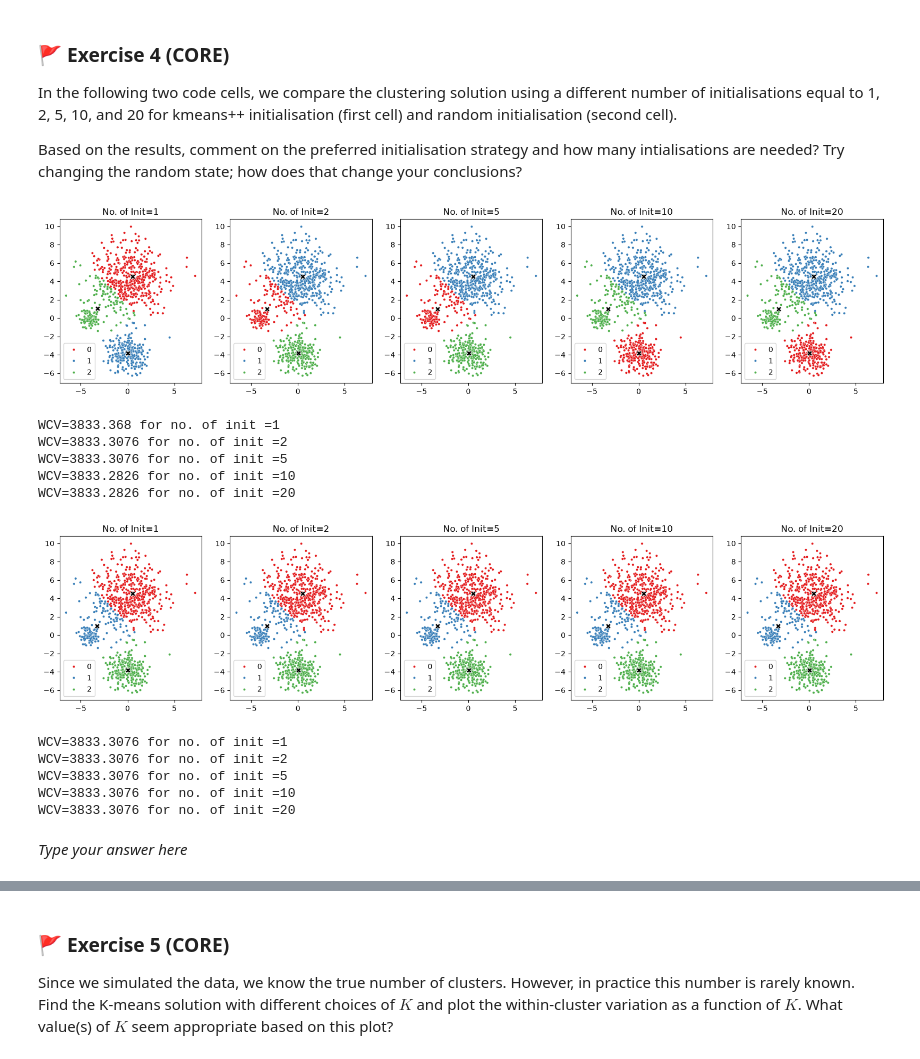
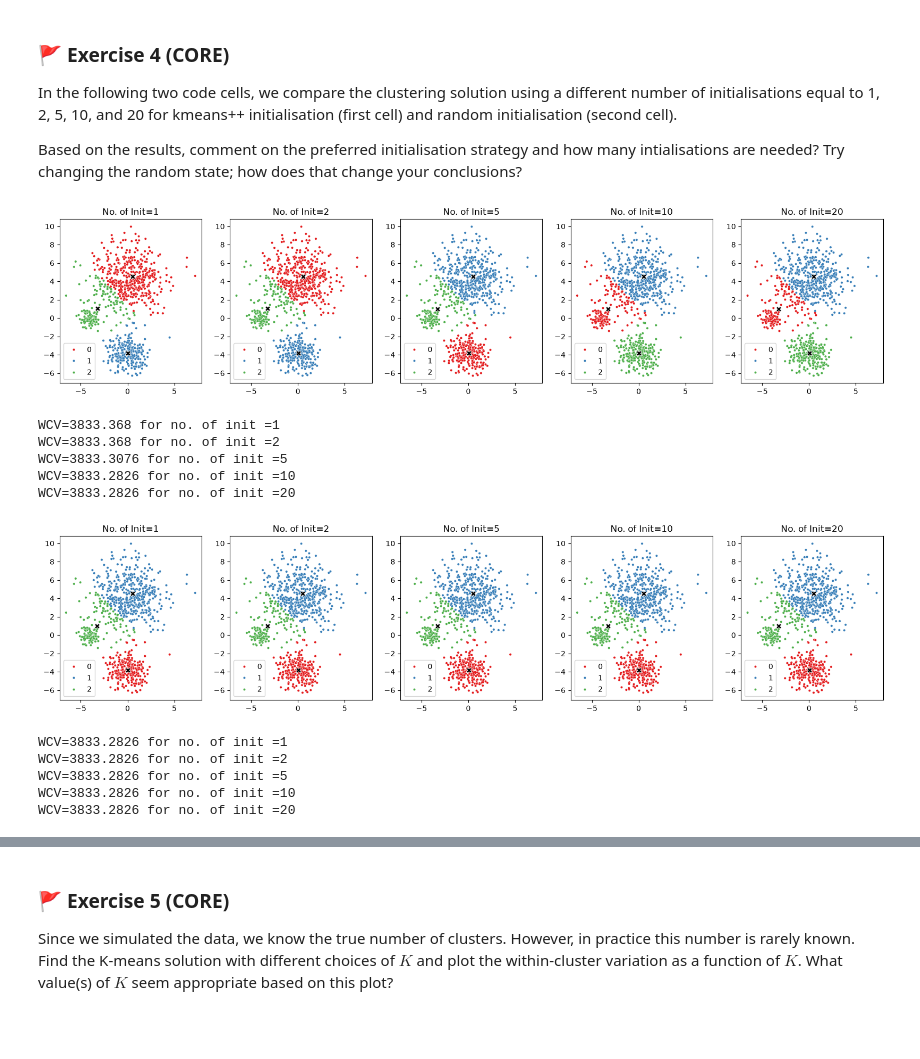
Before and after one commit to thomasvsinclair/ml-workshops, a Jupyter notebook: WS3/mlp_week03.ipynb, the cells around one changed output, grey strips where cells are left out. Cells and saved outputs as stored; diff of their text form; code cells hidden in the pictures; blank space fills up the shorter version.

```diff
--- a/WS3/mlp_week03.ipynb
+++ b/WS3/mlp_week03.ipynb
@@ -293,7 +293,7 @@ Based on the results, comment on the preferred initialisation strategy and how m
 # Plotting the clustering solution with different number of initialisations
 n_init = np.array([1,2,5,10,20])
 
-rs = 0
+rs = 100000 #originally  0 i think?
 
 fig, ax = plt.subplots(1,n_init.shape[0],figsize=(20,4))
 for n in range(n_init.shape[0]):
@@ -309,38 +309,36 @@ for n in range(n_init.shape[0]):
     kmeans_n = KMeans(n_clusters = 3, n_init = n_init[n], random_state=rs).fit(X)
     print("WCV="+str(round(kmeans_n.inertia_,4))+' for no. of init ='+ str(n_init[n]))
 # %% [output]
-[figure, old version]
+[figure, new version]
 WCV=3833.368 for no. of init =1
-WCV=3833.3076 for no. of init =2
+WCV=3833.368 for no. of init =2
 WCV=3833.3076 for no. of init =5
 WCV=3833.2826 for no. of init =10
 WCV=3833.2826 for no. of init =20
 # %%
 # Random initialisation
 # Plotting the clustering solution with different number of initialisations
 n_init = np.array([1,2,5,10,20])
 
-rs = 0
+rs = 100000 #originally  0 i think?
 
 fig, ax = plt.subplots(1,n_init.shape[0],figsize=(20,4))
 for n in range(n_init.shape[0]):
     kmeans_n = KMeans(n_clusters = 3, init = 'random', n_init = n_init[n], random_state=rs).fit(X)
     sns.scatterplot(x=X[:,0], y=X[:,1], hue=kmeans_n.labels_, palette='Set1', s=10, ax=ax[n])
     sns.scatterplot(x=kmeans_n.cluster_centers_[:,0], y=kmeans_n.cluster_centers_[:,1],
                     c='black', s=50, marker='X', ax=ax[n])
     ax[n].set_title("No. of Init="+str(n_init[n]))
 plt.show()
 
 # Print the within cluster variation
 for n in range(n_init.shape[0]):
     kmeans_n = KMeans(n_clusters = 3, init = 'random',n_init = n_init[n], random_state=rs).fit(X)
     print("WCV="+str(round(kmeans_n.inertia_,4))+' for no. of init ='+ str(n_init[n]))
 # %% [output]
-[figure, old version]
+[figure, new version]
-WCV=3833.3076 for no. of init =1
-WCV=3833.3076 for no. of init =2
-WCV=3833.3076 for no. of init =5
-WCV=3833.3076 for no. of init =10
-WCV=3833.3076 for no. of init =20
+WCV=3833.2826 for no. of init =1
+WCV=3833.2826 for no. of init =2
+WCV=3833.2826 for no. of init =5
+WCV=3833.2826 for no. of init =10
+WCV=3833.2826 for no. of init =20
-# %% [markdown]
-_Type your answer here_
```
Also changed, not shown: parts of 44 cells of this notebook.
